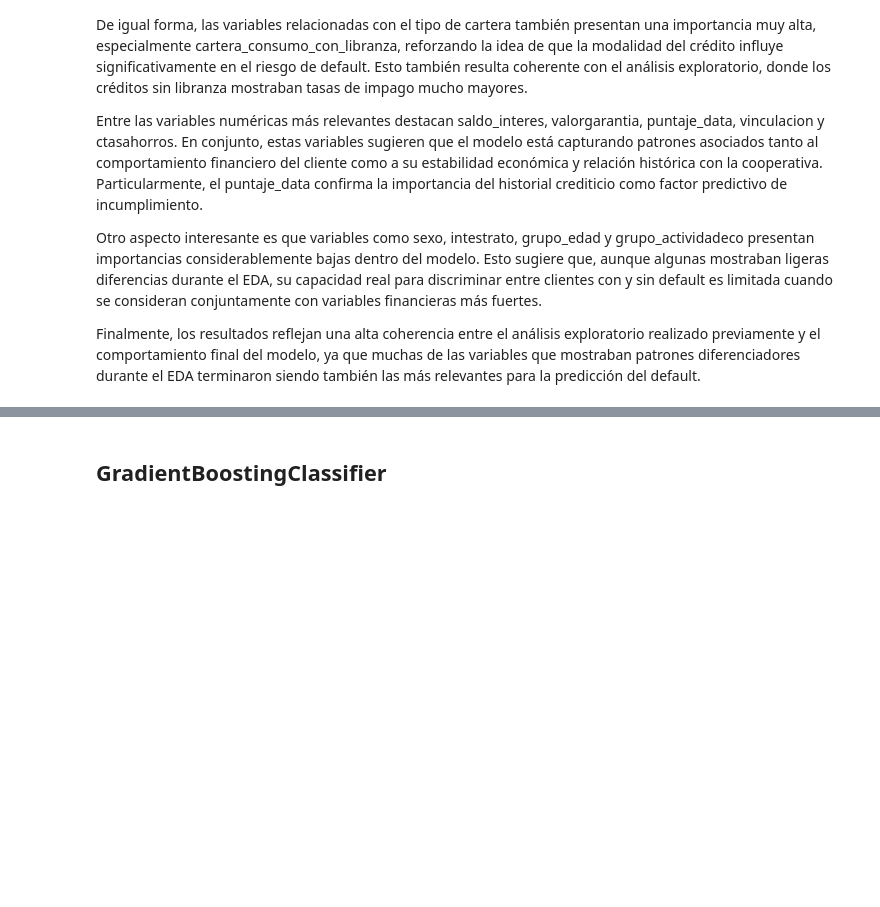
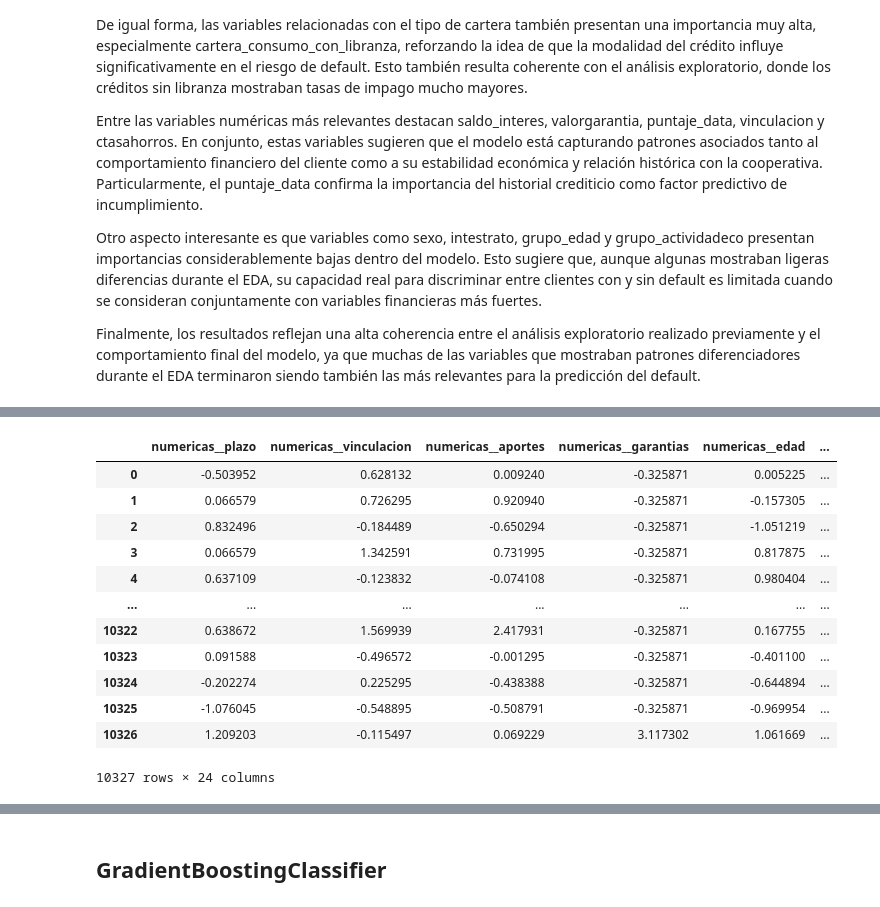
Before and after one commit to Bela1810/credit-risk-classification, a Jupyter notebook: notebooks/06_interpretación_modelos.ipynb, the cells around one changed output, grey strips where cells are left out. Drawn from its saved outputs; the diff is of its cells as text; code cells hidden in the pictures; blank space fills up the shorter version.

```diff
--- a/notebooks/06_interpretación_modelos.ipynb
+++ b/notebooks/06_interpretación_modelos.ipynb
@@ -80,0 +137,19 @@ Finalmente, los resultados reflejan una alta coherencia entre el análisis explo
+# %%
+categorical_pipeline = Pipeline(steps=[
+    ('encoder', OneHotEncoder(handle_unknown='ignore'))
+])
+
+categorical_pipeline
+
+numerical_pipeline = Pipeline(steps=[
+    ('scaler', StandardScaler())
+])
+
+numerical_pipeline
+
+preprocessor = ColumnTransformer(
+    transformers=[
+        ('numericas', numerical_pipeline, cols_numericas_enteras + cols_flotantes),
+        ('categoricas_nominales', categorical_pipeline, cols_categoricas),
+    ]
+)
@@ -80,0 +180,16 @@ Finalmente, los resultados reflejan una alta coherencia entre el análisis explo
+# %%
+X_train_transformed
+# %% [output]
+|  | numericas__plazo | numericas__vinculacion | numericas__aportes | numericas__garantias | numericas__edad | ... |
+| 0 | -0.503952 | 0.628132 | 0.009240 | -0.325871 | 0.005225 | ... |
+| 1 | 0.066579 | 0.726295 | 0.920940 | -0.325871 | -0.157305 | ... |
+| 2 | 0.832496 | -0.184489 | -0.650294 | -0.325871 | -1.051219 | ... |
+| 3 | 0.066579 | 1.342591 | 0.731995 | -0.325871 | 0.817875 | ... |
+| 4 | 0.637109 | -0.123832 | -0.074108 | -0.325871 | 0.980404 | ... |
+| ... | ... | ... | ... | ... | ... | ... |
+| 10322 | 0.638672 | 1.569939 | 2.417931 | -0.325871 | 0.167755 | ... |
+| 10323 | 0.091588 | -0.496572 | -0.001295 | -0.325871 | -0.401100 | ... |
+| 10324 | -0.202274 | 0.225295 | -0.438388 | -0.325871 | -0.644894 | ... |
+| 10325 | -1.076045 | -0.548895 | -0.508791 | -0.325871 | -0.969954 | ... |
+| 10326 | 1.209203 | -0.115497 | 0.069229 | 3.117302 | 1.061669 | ... |
+10327 rows × 24 columns
```
Also changed, not shown: parts of 16 cells of this notebook, 2 other files.
